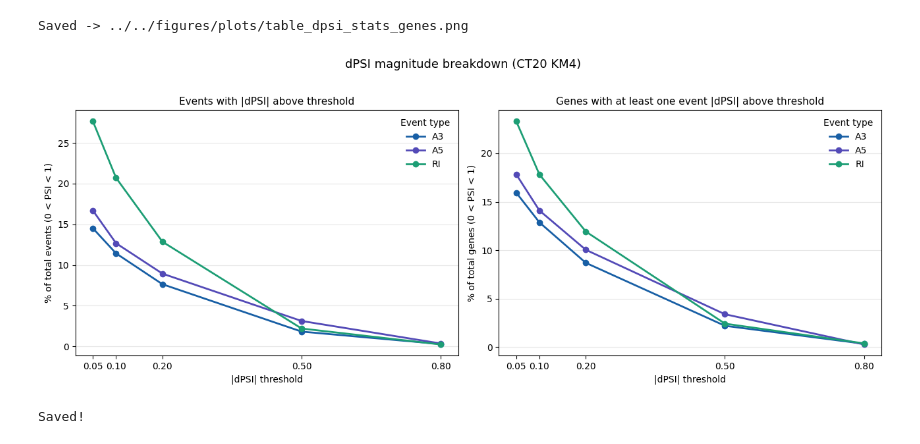
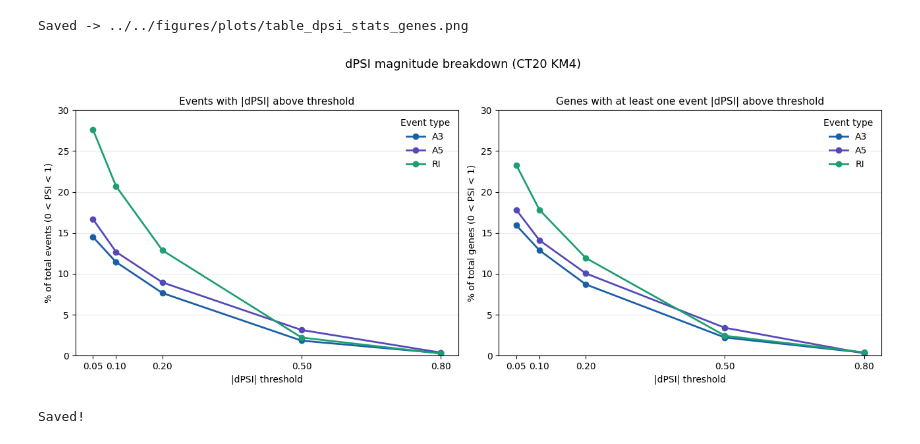
Before and after one commit to griceyrt/Internship, a Jupyter notebook: analysis/notebooks/03_psi_comparison.ipynb, the cells around one changed output. Saved outputs shown, nothing was run; the diff lists cells and outputs as text; code cells hidden in the pictures.

Commit message:
fix sig events counts (A3=45, A5=47, RI=13, update all downstream plots, dpsi magnitude lineplot y-axis

```diff
--- a/analysis/notebooks/03_psi_comparison.ipynb
+++ b/analysis/notebooks/03_psi_comparison.ipynb
@@ -374,7 +374,7 @@ for event in EVENT_TYPES:
     ids_strict_fmt, ids_shared, ids_var_only = get_shared_sig(ids_strict_raw, ids_var1, event)
 
     sig_events[event] = {
-        "strict":   ids_strict,
+        "strict":   ids_strict_fmt, # reformatted strict IDs for accurate comparison
         "var1":     ids_var1,
         "shared":   ids_shared,
         "var_only": ids_var_only,
@@ -382,7 +382,7 @@ for event in EVENT_TYPES:
 
     rows.append({
         "Event":              event,
-        "sig strict":         len(ids_strict),
+        "sig strict":         len(ids_strict_fmt), # reformatted strict IDs for accurate count
         "sig variable":       len(ids_var1),
         "shared sig":         len(ids_shared),
         "only in variable":   len(ids_var_only),
@@ -899,33 +899,38 @@ ax.set_ylabel("% of total events (0 < PSI < 1)")
 ax.legend(title="Event type", frameon=False)
 ax.grid(axis="y", alpha=0.3)
 ax.set_xticks(thresholds_num)
+ax.set_ylim(0, 30)
+ax.set_yticks([0, 5, 10, 15, 20, 25, 30])
 
 # --- Right: gene level ---
 ax = axes[1]
 for event in EVENT_TYPES:
     event_df = df_dpsi[df_dpsi["event_type"] == event].copy()
     event_df["gene_id"] = event_df["event_id"].apply(lambda x: x.split(";")[0])
     n_total_genes = event_df["gene_id"].nunique()
     pcts = []
     for t in thresholds_num:
         genes_above = event_df[event_df["delta_PSI"] > t]["gene_id"].nunique()
         pcts.append(100 * genes_above / n_total_genes if n_total_genes > 0 else 0)
     ax.plot(thresholds_num, pcts, marker="o", label=event,
             color=event_colors_main[event], linewidth=2)
 
 ax.set_title("Genes with at least one event |dPSI| above threshold", fontsize=11)
 ax.set_xlabel("|dPSI| threshold")
 ax.set_ylabel("% of total genes (0 < PSI < 1)")
 ax.legend(title="Event type", frameon=False)
 ax.grid(axis="y", alpha=0.3)
 ax.set_xticks(thresholds_num)
+ax.set_ylim(0, 30)
+ax.set_yticks([0, 5, 10, 15, 20, 25, 30])
+
 
 plt.suptitle(f"dPSI magnitude breakdown (CT20 {km})", fontsize=13, y=1.02)
 plt.tight_layout()
 plt.savefig("../../figures/plots/lineplot_dpsi_magnitude.png",
             dpi=150, bbox_inches="tight")
 plt.show()
 print("Saved!")
 # %% [output]
-[figure, old version]
+[figure, new version]
 Saved!
```
Also changed, not shown: parts of 6 cells of this notebook, 11 other files.
